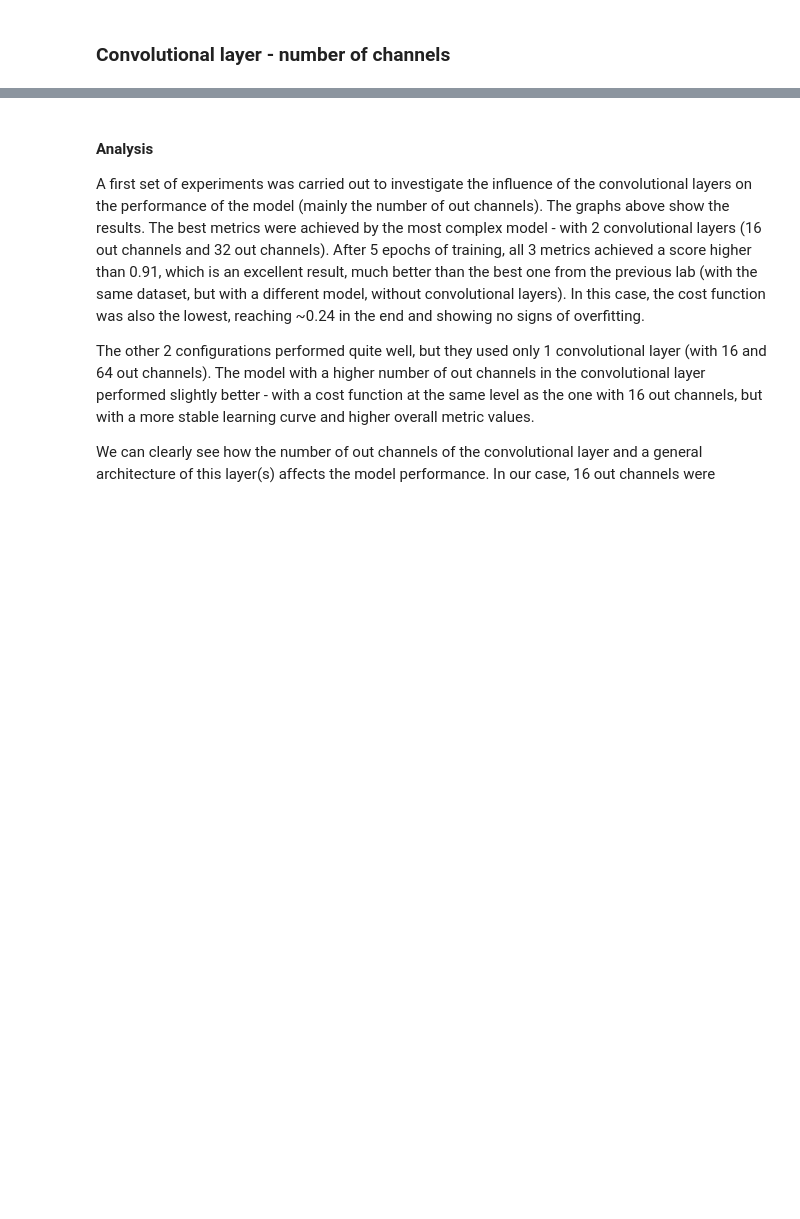
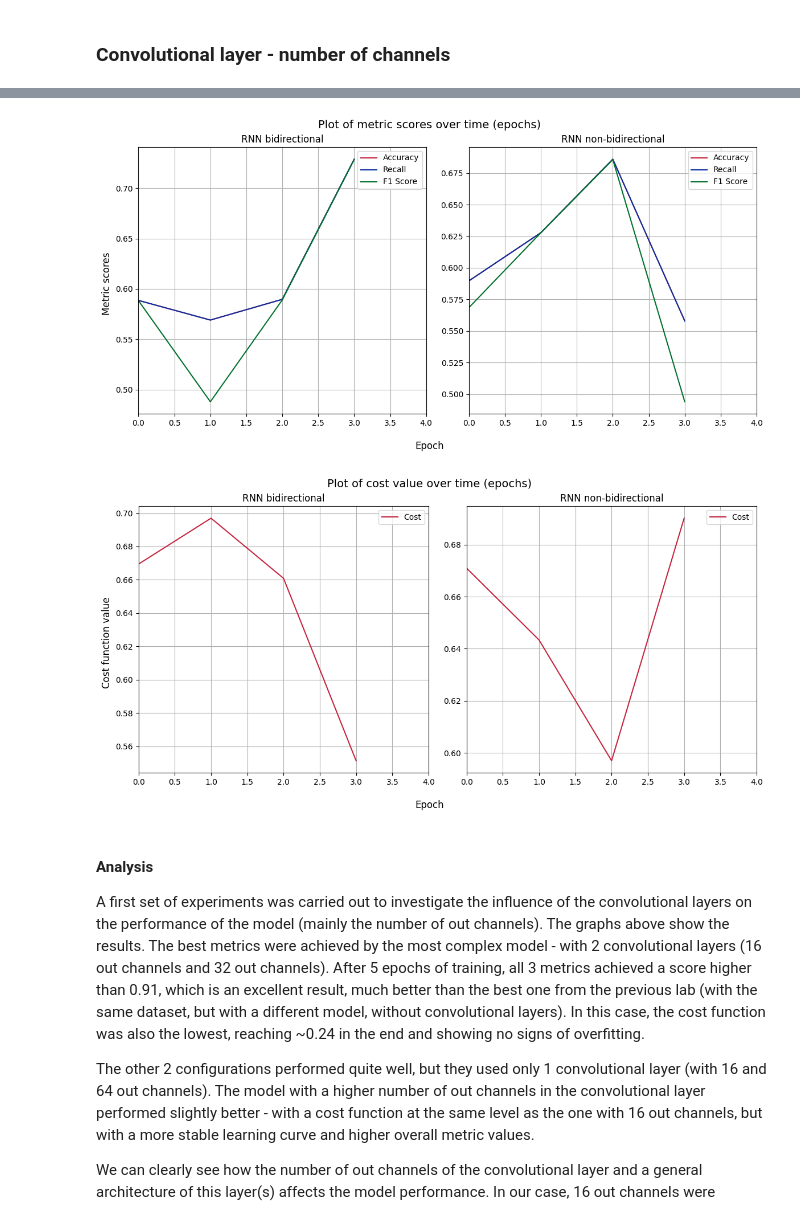
Before and after one commit to Krisenberg/neural-networks, a Jupyter notebook: src/lab_7/recurrent_nn.ipynb, the cells around one changed output, grey strips where cells are left out. Cells and saved outputs as stored; diff of their text form; code cells hidden in the pictures; blank space fills up the shorter version.

```diff
--- a/src/lab_7/recurrent_nn.ipynb
+++ b/src/lab_7/recurrent_nn.ipynb
@@ -629,3 +714,32 @@ compare_plots(results_with_titles, cost=True)
+# %%
+results_1 = filter_results(
+    vocabulary_size=15000,
+    rnn_type=RNNType.RNN,
+    hidden_dim=32,
+    max_seq_len=None,
+    embedding_dim=16,
+    bidirectional=True
+)
+results_2 = filter_results(
+    vocabulary_size=None,
+    rnn_type=RNNType.RNN,
+    hidden_dim=32,
+    max_seq_len=None,
+    embedding_dim=16,
+    bidirectional=True
+)
+
+
+results_with_titles = [
+    (results_1.results, "RNN bidirectional"),
+    (results_2.results, "RNN non-bidirectional"),
+]
+
+compare_plots(results_with_titles)
+compare_plots(results_with_titles, cost=True)
+# %% [output]
+[figure, added]
+[figure, added]
 # %% [markdown]
 #### Analysis
 A first set of experiments was carried out to investigate the influence of the convolutional layers on the performance of the model (mainly the number of out channels). The graphs above show the results. The best metrics were achieved by the most complex model - with 2 convolutional layers (16 out channels and 32 out channels). After 5 epochs of training, all 3 metrics achieved a score higher than 0.91, which is an excellent result, much better than the best one from the previous lab (with the same dataset, but with a different model, without convolutional layers). In this case, the cost function was also the lowest, reaching ~0.24 in the end and showing no signs of overfitting.
```
Also changed, not shown: parts of 14 cells of this notebook, 2 other files.
